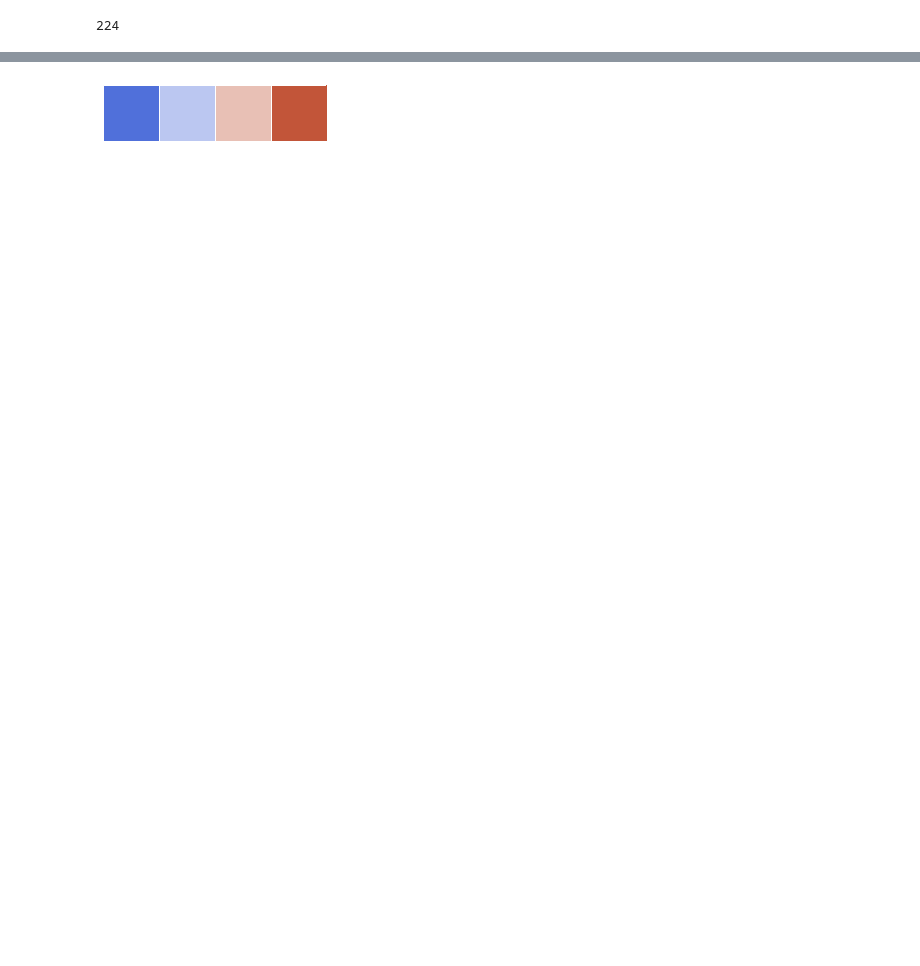
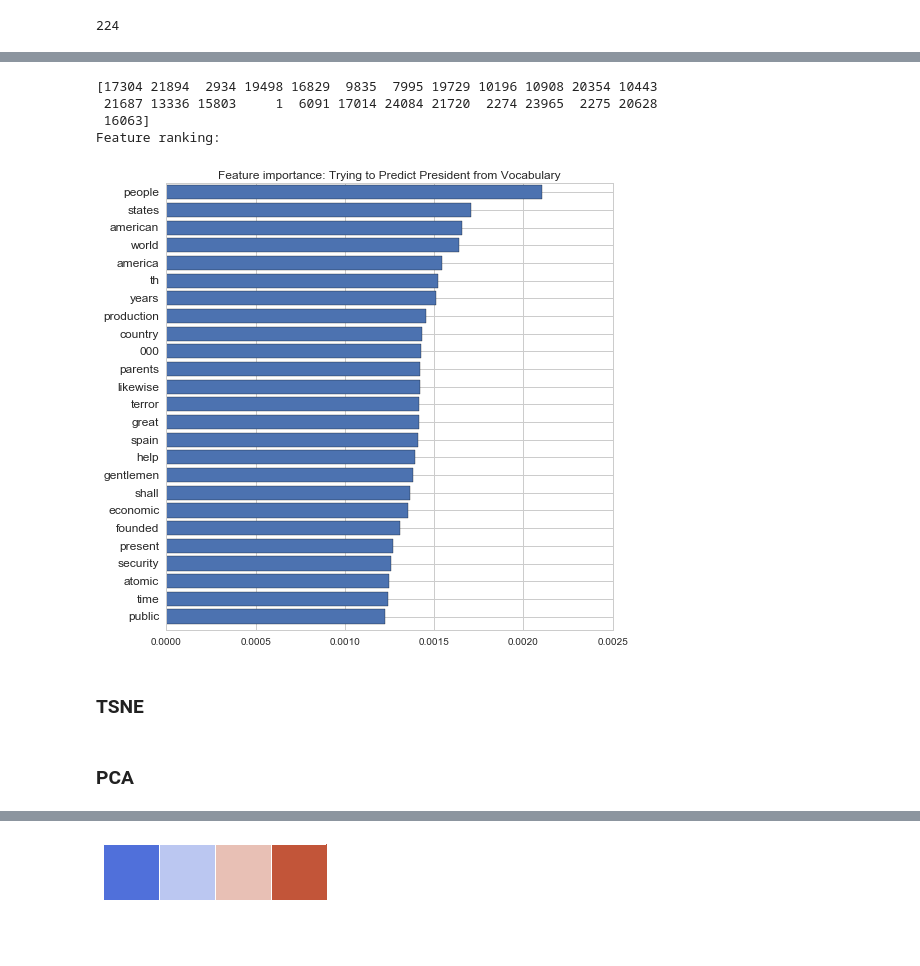
Before and after one commit to patrick-rogan/Edav-Text, a Jupyter notebook: Dimension_Plotting.ipynb, the cells around one changed output, grey strips where cells are left out. Drawn from its saved outputs; the diff is of its cells as text; code cells hidden in the pictures; blank space fills up the shorter version.

```diff
--- a/Dimension_Plotting.ipynb
+++ b/Dimension_Plotting.ipynb
@@ -39,7 +55,7 @@ for fn in filenames_with_path:
 # %%
 vectorizer = CountVectorizer(input='content', stop_words="english")
 # %%
-dtm = vectorizer.fit_transform(raw_texts)
+dtm = vectorizer.fit_transform(raw_texts_out)
 # %%
 vocab = np.array(vectorizer.get_feature_names())
 # %%
@@ -243,0 +225,4 @@ plt.legend(["Lower25","Mid-Lower25","Mid-Upper25","Upper25"])
+# %%
+#Dimension Reduction with RF
+from sklearn.ensemble import RandomForestClassifier
+rf = RandomForestClassifier(n_estimators= 500, n_jobs=-1)
@@ -243,0 +247,42 @@ plt.legend(["Lower25","Mid-Lower25","Mid-Upper25","Upper25"])
+# %%
+fig = plt.figure()
+fig.set_size_inches(8, 8)
+ax1 = fig.add_subplot(1,1,1)
+#ax2 = fig.add_subplot(1,2,2)
+
+
+
+
+importances = rf.feature_importances_
+indices = np.argsort(importances)[::-1][0:25]
+indices = indices[::-1]
+print indices
+# Print the feature ranking
+print("Feature ranking:")
+X = df
+# for f in range(X.shape[1]):
+#     print("%d. feature %d (%f)" % (f + 1, indices[f], importances[indices[f]]))
+
+# Plot the feature importances of the forest
+
+ax1.barh(range(len(indices)),importances[indices], align="center", color = current_palette[0])
+plt.yticks(range(len(indices)), df.columns[indices], fontsize = 12)
+
+plt.ylim([-0.75,24.5])
+
+
+#ax2.barh(range(len(indices))[0:24],importances[indices[0:24]],color="r", align="center")
+#plt.yticks(range(len(indices))[0:24], df.columns[indices][0:24])
+
+
+plt.title("Feature importance: Trying to Predict President from Vocabulary")
+
+
+#plt.ylim([-1, X.shape[1]])
+plt.show()
+# %% [output]
+[17304 21894  2934 19498 16829  9835  7995 19729 10196 10908 20354 10443
+ 21687 13336 15803     1  6091 17014 24084 21720  2274 23965  2275 20628
+ 16063]
+Feature ranking:
+[figure, added]
@@ -243,0 +291,2 @@ plt.legend(["Lower25","Mid-Lower25","Mid-Upper25","Upper25"])
+# %% [markdown]
+### TSNE
@@ -243,0 +296,2 @@ plt.legend(["Lower25","Mid-Lower25","Mid-Upper25","Upper25"])
+# %% [markdown]
+### PCA
```
Also changed, not shown: parts of 51 cells of this notebook, 3 other files.
